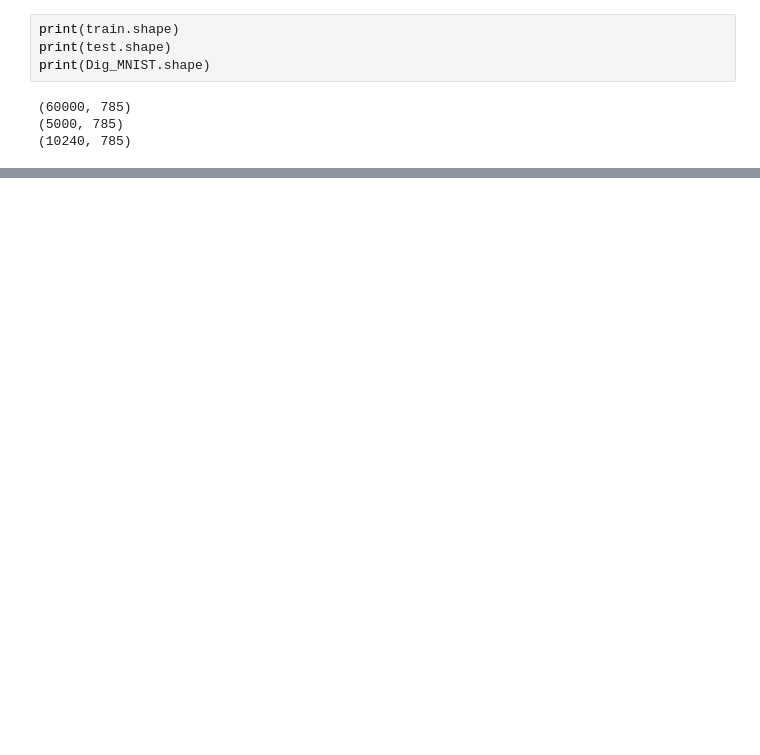
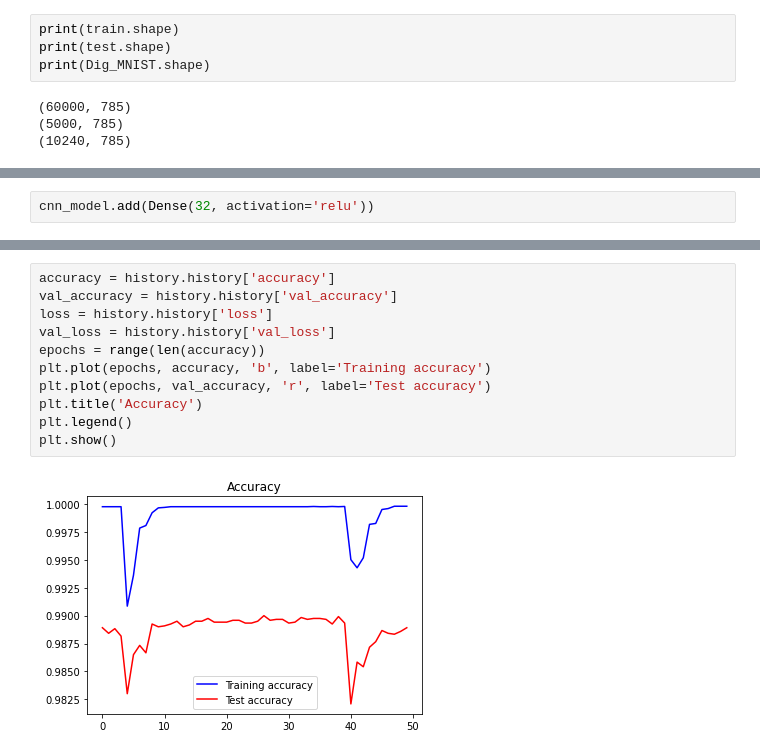
Before and after one commit to sushantkumar-estech/Classification-of-MNIST-like-datatset-for-Kannada-handwritten-digits, a Jupyter notebook: Kannadda_MNIST_Classification_CNN.ipynb, the cells around one changed output, grey strips where cells are left out. Cells and saved outputs as stored; diff of their text form; blank space fills up the shorter version.

```diff
--- a/Kannadda_MNIST_Classification_CNN.ipynb
+++ b/Kannadda_MNIST_Classification_CNN.ipynb
@@ -243,0 +169,2 @@ plt.show()
+# %%
+cnn_model.add(Dense(32, activation='relu'))
@@ -244,3 +217,16 @@ plt.show()
+# %%
+accuracy = history.history['accuracy']
+val_accuracy = history.history['val_accuracy']
+loss = history.history['loss']
+val_loss = history.history['val_loss']
+epochs = range(len(accuracy))
+plt.plot(epochs, accuracy, 'b', label='Training accuracy')
+plt.plot(epochs, val_accuracy, 'r', label='Test accuracy')
+plt.title('Accuracy')
+plt.legend()
+plt.show()
+# %% [output]
+[figure, added]
 # %%
 plt.figure()
 plt.plot(epochs, loss, 'b', label='Training loss')
```
Also changed, not shown: parts of 71 cells of this notebook.
